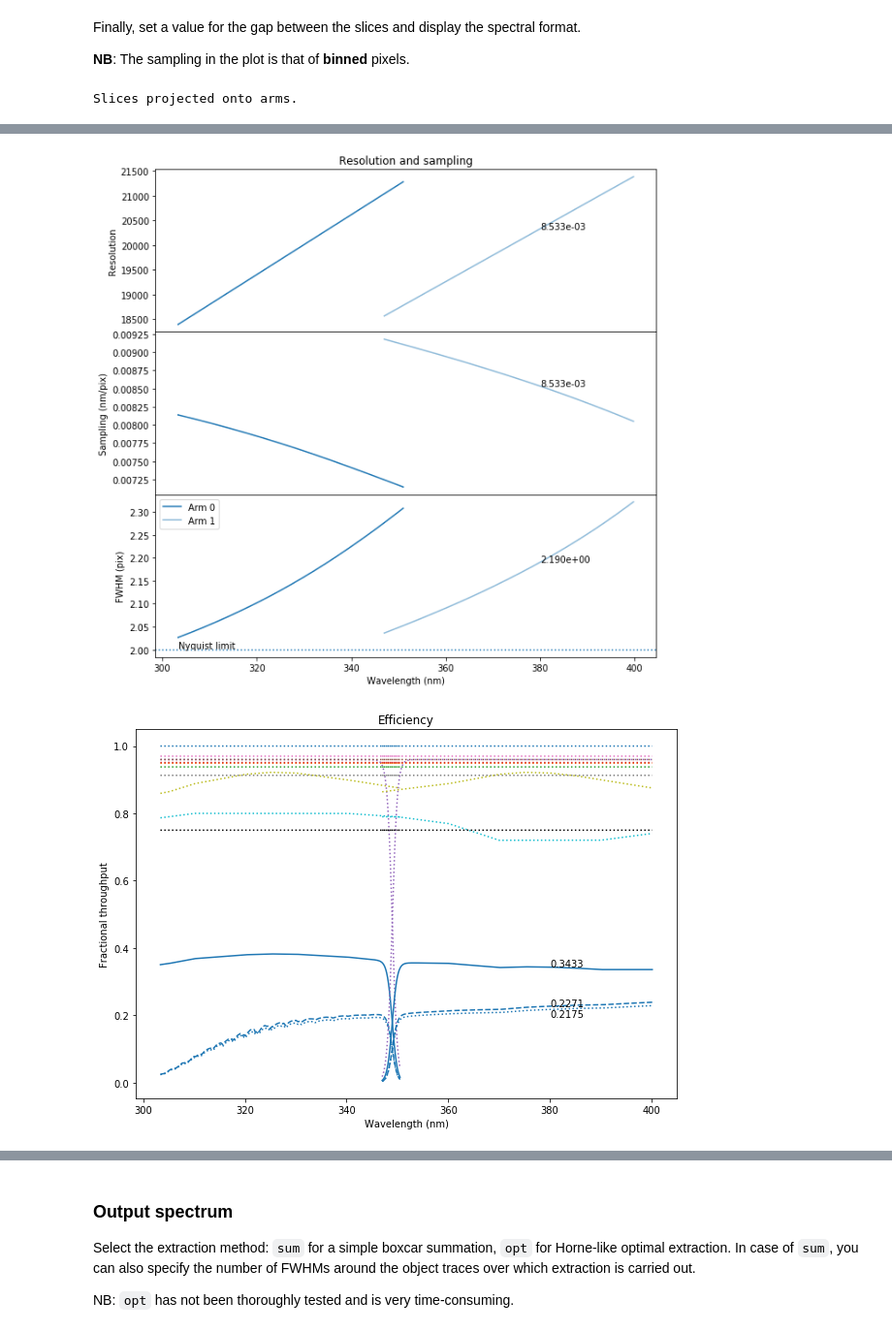
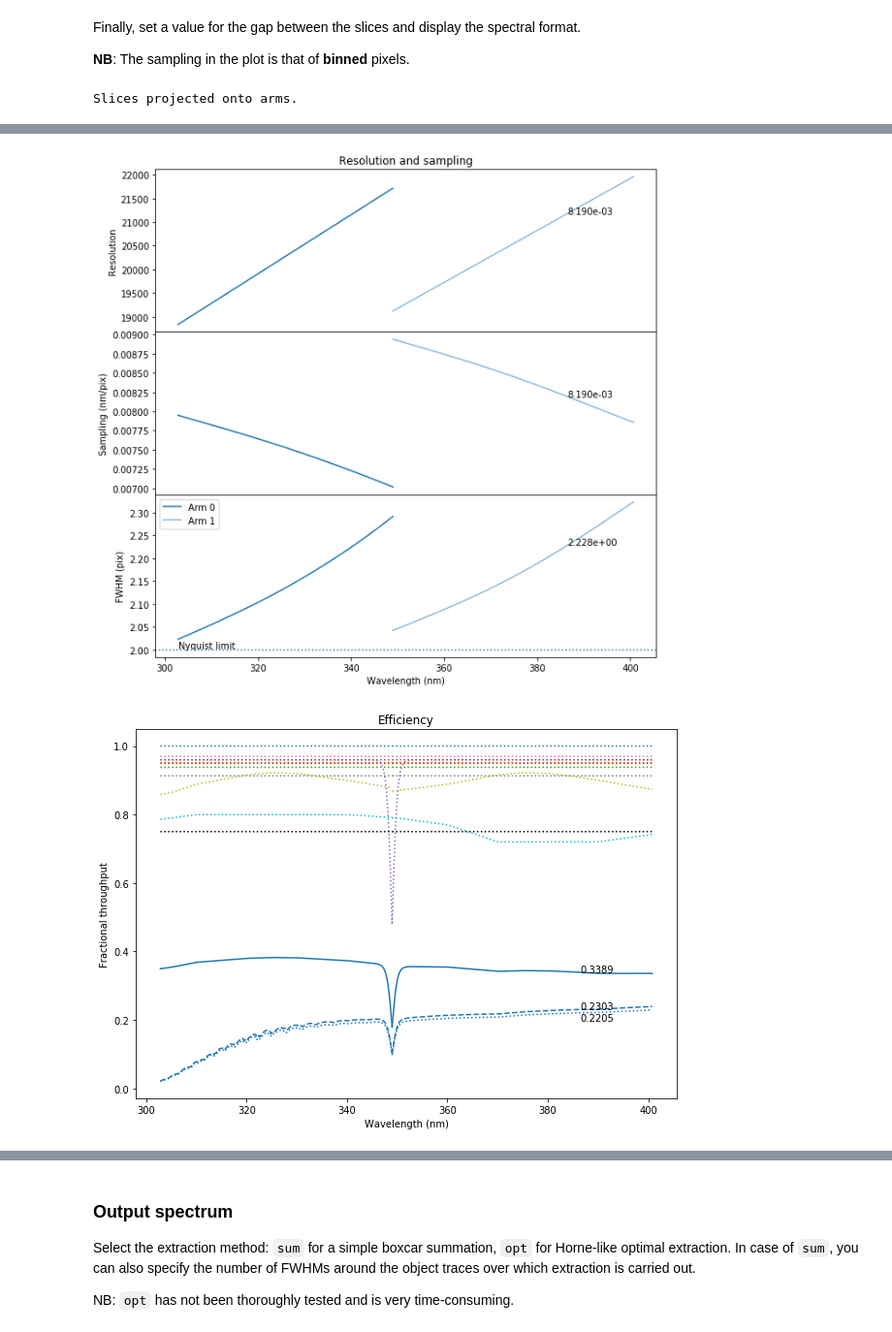
Before and after one commit to gcupani/cubes, a Jupyter notebook: sw/CUBES E2E simulator.ipynb, the cells around one changed output, grey strips where cells are left out. Shown: that part at 97% size. Saved outputs shown, nothing was run; the diff lists cells and outputs as text; code cells hidden in the pictures.

```diff
--- a/sw/CUBES E2E simulator.ipynb
+++ b/sw/CUBES E2E simulator.ipynb
@@ -139,13 +139,13 @@ Finally, set a value for the gap between the slices and display the spectral for
 
 **NB**: The sampling in the plot is that of **binned** pixels.
 # %%
-sim.slice_gap = 8*au.pixel  # Gap between the slices
+sim.slice_gap = 10*au.pixel  # Gap between the slices
 sim.ccd(test_wave)
 #%mprun -f sim.ccd sim.ccd()  # Only for memory checks
 # %% [output]
 Slices projected onto arms.
 [figure]
 [figure]
-[figure, old version]
+[figure, new version]
-[figure, old version]
+[figure, new version]
 [figure]
```
Also changed, not shown: parts of 3 cells of this notebook, 8 other files.
